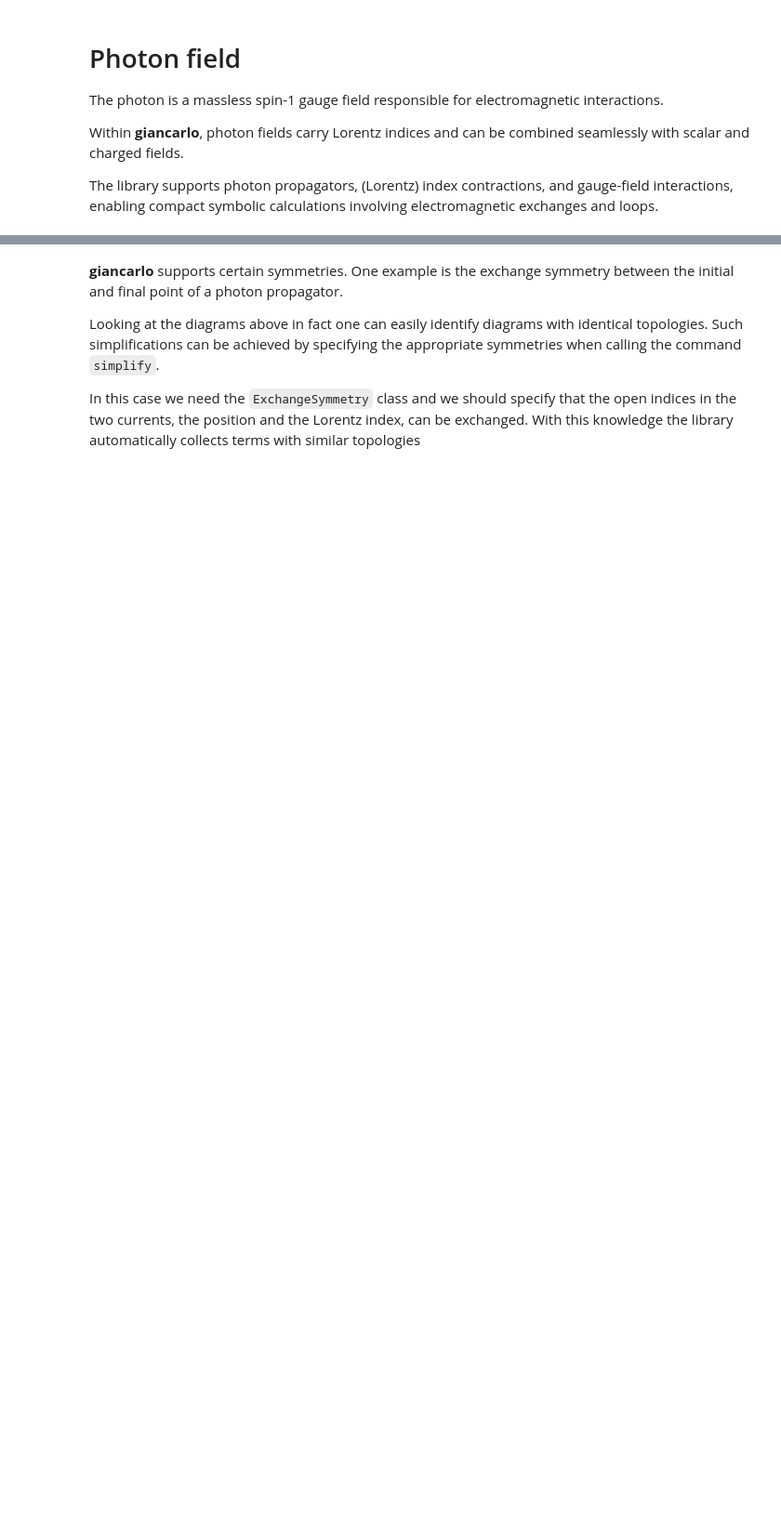
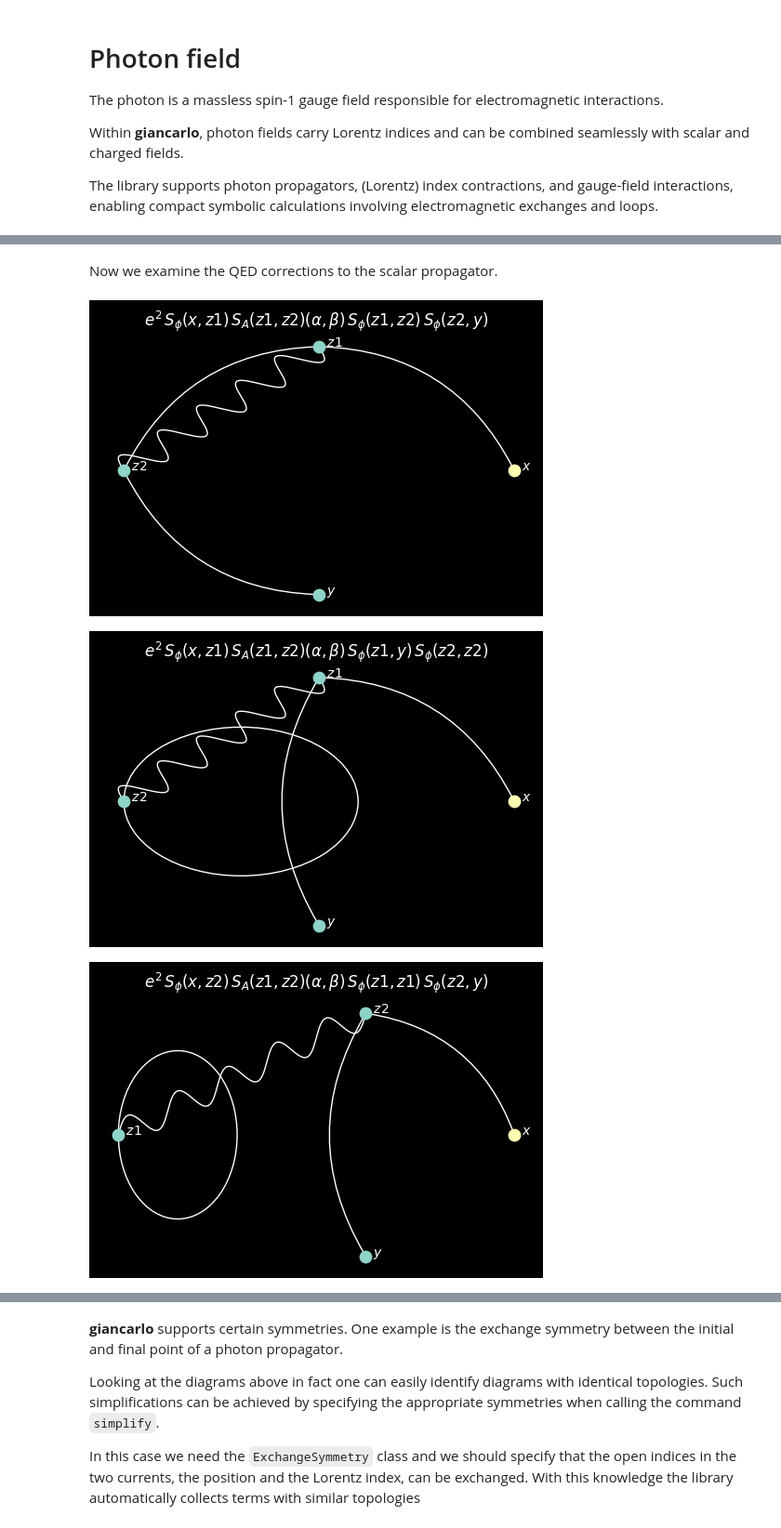
Before and after one commit to mbruno46/giancarlo, a Jupyter notebook: tutorials/basics.ipynb, the cells around one changed output, grey strips where cells are left out. Shown at 93% size. Saved outputs shown, nothing was run; the diff lists cells and outputs as text; code cells hidden in the pictures; blank space fills up the shorter version.

```diff
--- a/tutorials/basics.ipynb
+++ b/tutorials/basics.ipynb
@@ -88,0 +108,9 @@ $\displaystyle [\text{giancarlo}] : ( -1.0\,e^2\,{\phi}^\dagger(x)\,A(x, \mu)\,\
+# %% [markdown]
+Now we examine the QED corrections to the scalar propagator.
+# %%
+prop = phi('x') * Jgamma('z1',r'\alpha') * Jgamma('z2',r'\beta') * phidag('y')
+prop.wick().simplify().draw()
+# %% [output]
+[figure, added]
+[figure, added]
+[figure, added]
```
Also changed, not shown: parts of 11 cells of this notebook, 6 other files.
